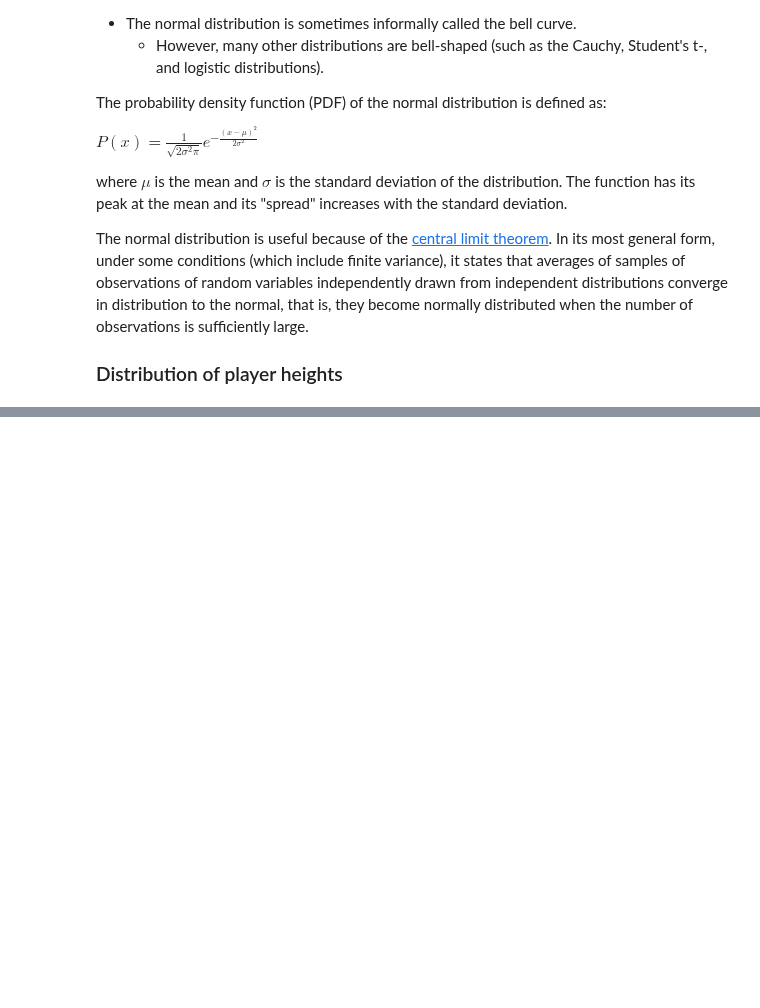
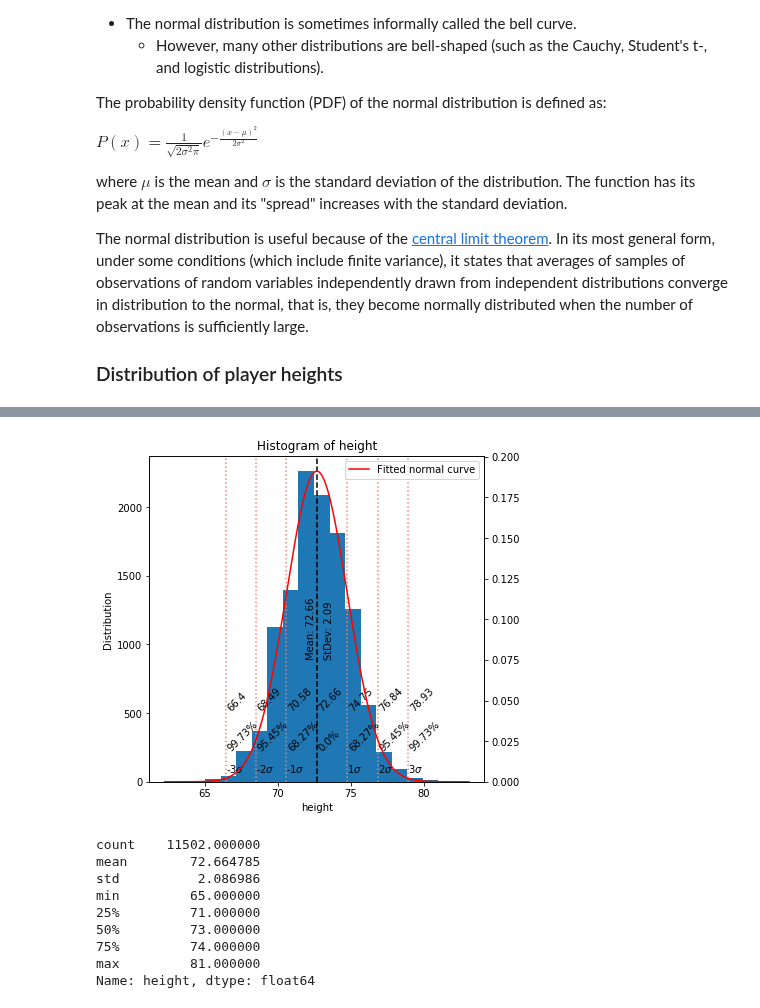
Before and after one commit to stepan-o/nhl_draft, a Jupyter notebook: notebooks/statistical_tests/nhl_draft_api_stests.ipynb, the cells around one changed output, grey strips where cells are left out. Cells and saved outputs as stored; diff of their text form; code cells hidden in the pictures; blank space fills up the shorter version.

Commit message:
add plot of normal curve fitted on distribution of player heights

```diff
--- a/notebooks/statistical_tests/nhl_draft_api_stests.ipynb
+++ b/notebooks/statistical_tests/nhl_draft_api_stests.ipynb
@@ -187,0 +150,14 @@ Name: height, dtype: float64
+# %%
+col = 'height'
+fit_norm_dist(df[col], h_bins=15, lab2='from_mean')
+# %% [output]
+[figure, added]
+count    11502.000000
+mean        72.664785
+std          2.086986
+min         65.000000
+25%         71.000000
+50%         73.000000
+75%         74.000000
+max         81.000000
+Name: height, dtype: float64
```
Also changed, not shown: parts of 8 cells of this notebook.
